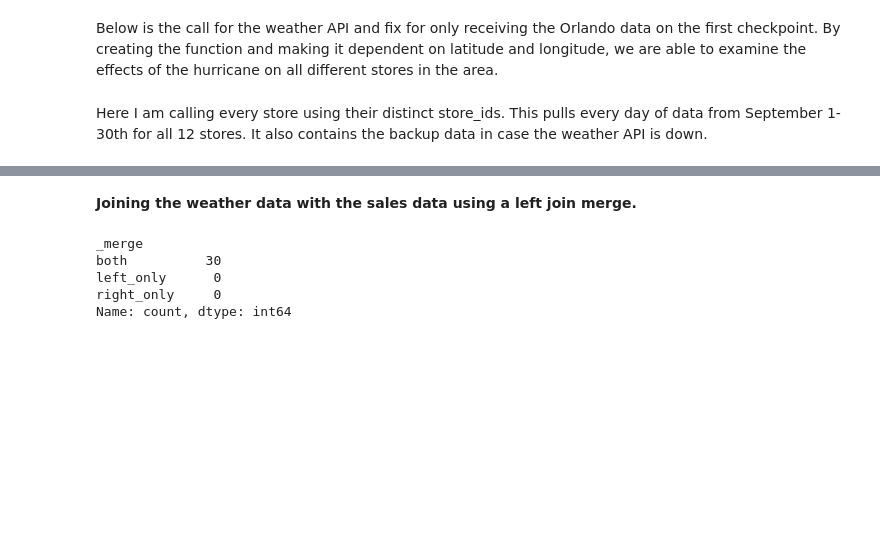
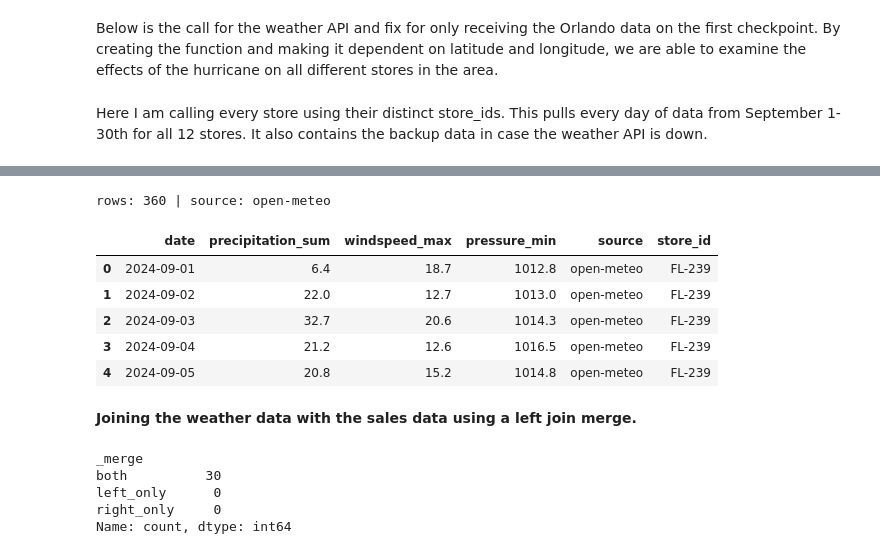
Before and after one commit to BenFreilichUVA/walmart-hurricane-project, a Jupyter notebook: notebooks/scratch/team_notebook.ipynb, the cells around one changed output, grey strips where cells are left out. Cells and saved outputs as stored; diff of their text form; code cells hidden in the pictures; blank space fills up the shorter version.

Commit message:
Added lots of comments and changed back up weather data

```diff
--- a/notebooks/scratch/team_notebook.ipynb
+++ b/notebooks/scratch/team_notebook.ipynb
@@ -691,3 +634,43 @@ rows: 360 | source: class fallback sample (Orlando only, no pressure)
+# %%
+WEATHER_FILE = DATA / 'weather_by_store.csv'
+
+try:
+    frames = []
+    for s in stores_clean.itertuples():
+        w = daily_weather('2024-09-01', '2024-09-30', lat=s.latitude, lon=s.longitude)
+        w['store_id'] = s.store_id
+        frames.append(w)
+        time.sleep(1)
+        # Calls the stores specific weather data using the latitude and longitude
+    weather_all = pd.concat(frames, ignore_index=True)
+    weather_all.to_csv(WEATHER_FILE, index=False)
+except requests.RequestException as err:
+    print('API call failed:', err)
+    if not WEATHER_FILE.exists():
+        raise
+    weather_all = pd.read_csv(WEATHER_FILE, parse_dates=['date'])
+    weather_all['source'] = 'saved copy of an earlier open-meteo pull'
+    # Assigns the downloaded weather_by_store.csv data as the backup in case the API is down
+
+assert len(weather_all) == 12 * 30, 'expected 12 stores x 30 days'
+assert weather_all['store_id'].nunique() == 12, 'a store is missing'
+assert weather_all['date'].nunique() == 30, 'a day is missing'
+# Asserts correct aspects of the dataset
+
+decision_log['weather: source'] = (f'Pulled hourly wind, rain, and pressure for all 12 stores from Open-Meteo '
+                                   f'({weather_all["source"].iloc[0]}) and rolled them up to {len(weather_all)} store-days.')
+decision_log['weather: timezone'] = ('Requested weather in America/New_York time so its dates match the store-local '
+                                     'sales timestamps, which were cut to dates with .dt.normalize().')
+print('rows:', len(weather_all), '| source:', weather_all['source'].iloc[0])
+weather_all.head()
+# %% [output]
+rows: 360 | source: open-meteo
+|  | date | precipitation_sum | windspeed_max | pressure_min | source | store_id |
+| 0 | 2024-09-01 | 6.4 | 18.7 | 1012.8 | open-meteo | FL-239 |
+| 1 | 2024-09-02 | 22.0 | 12.7 | 1013.0 | open-meteo | FL-239 |
+| 2 | 2024-09-03 | 32.7 | 20.6 | 1014.3 | open-meteo | FL-239 |
+| 3 | 2024-09-04 | 21.2 | 12.6 | 1016.5 | open-meteo | FL-239 |
+| 4 | 2024-09-05 | 20.8 | 15.2 | 1014.8 | open-meteo | FL-239 |
 # %% [markdown]
 **Joining the weather data with the sales data using a left join merge.**
 # %%
```
Also changed, not shown: parts of 3 cells of this notebook.
